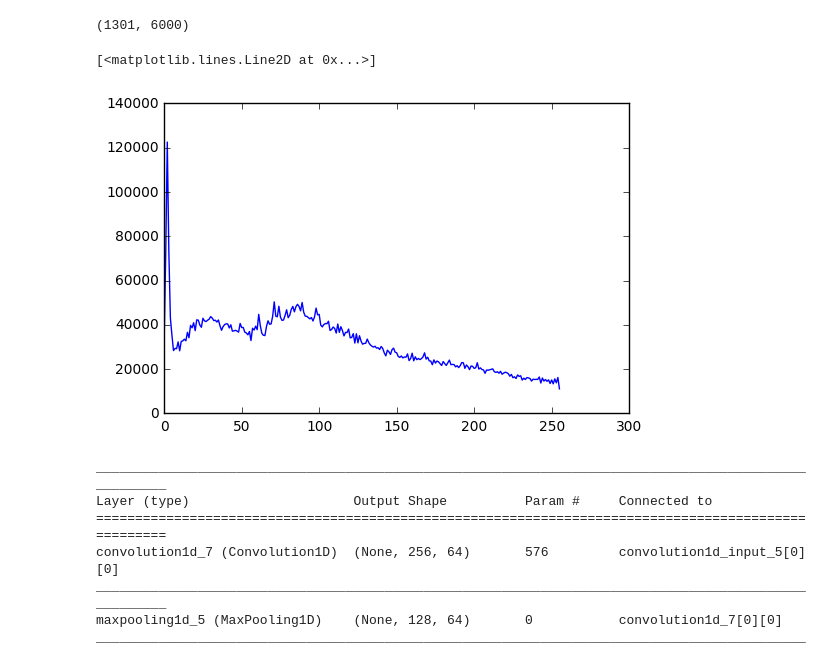
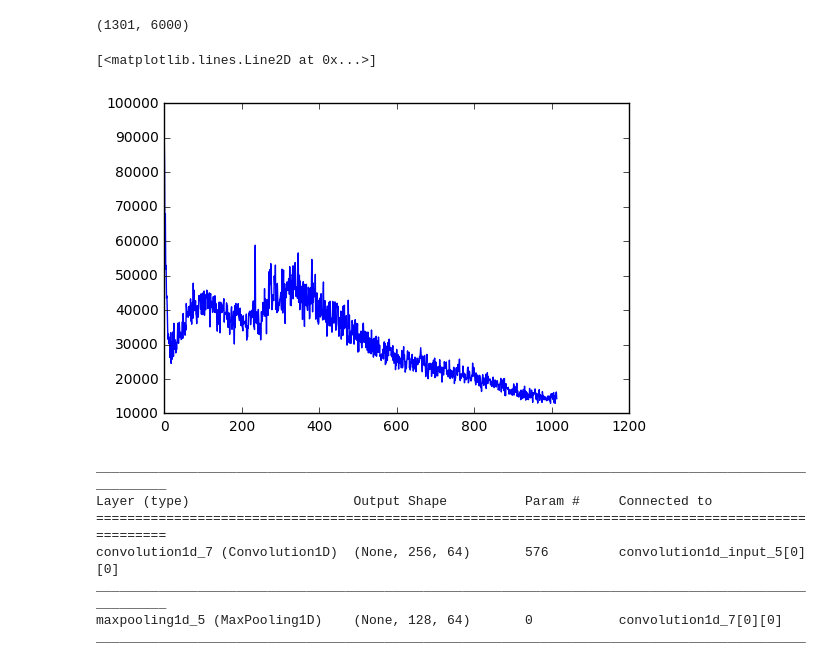
Before and after one commit to xkortex/eeg_seizure_prediction, a Jupyter notebook: lstm_convo01.ipynb, the cells around one changed output. Cells and saved outputs as stored; diff of their text form; code cells hidden in the pictures.

```diff
--- a/lstm_convo01.ipynb
+++ b/lstm_convo01.ipynb
@@ -56,11 +56,11 @@ data.shape
 # %% [output]
 (1301, 6000)
 # %%
-ds = signal.resample(data[0:], 256, axis=1)
-plt.plot(ds[0])
+ds = signal.resample(data[:8], 1024, axis=1)
+plt.plot(ds[0,10:])
 # %% [output]
 [<matplotlib.lines.Line2D at 0x...>]
-[figure, old version]
+[figure, new version]
 # %%
 # truncate and pad input sequences
 max_review_length = 500
```
Also changed, not shown: 3 other files.
